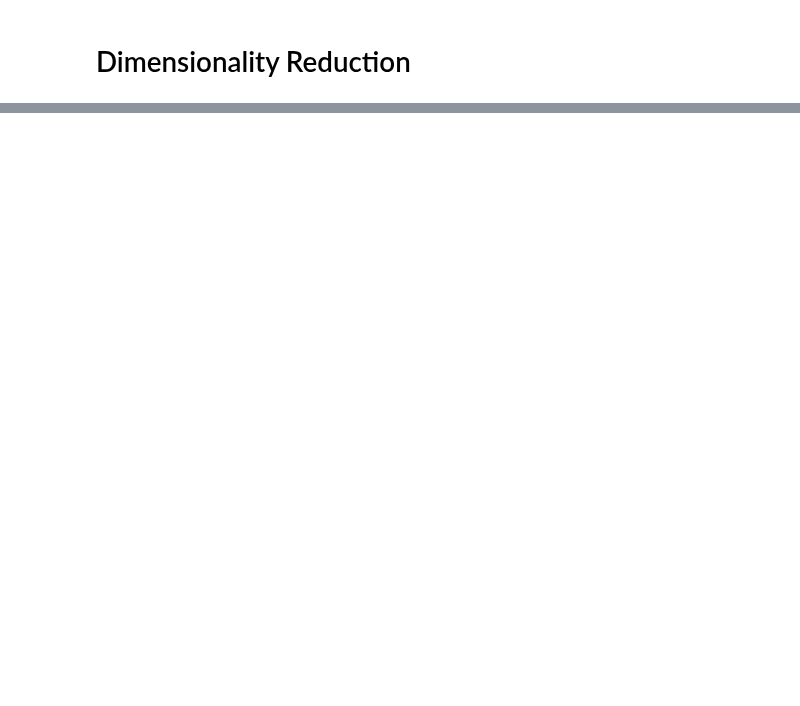
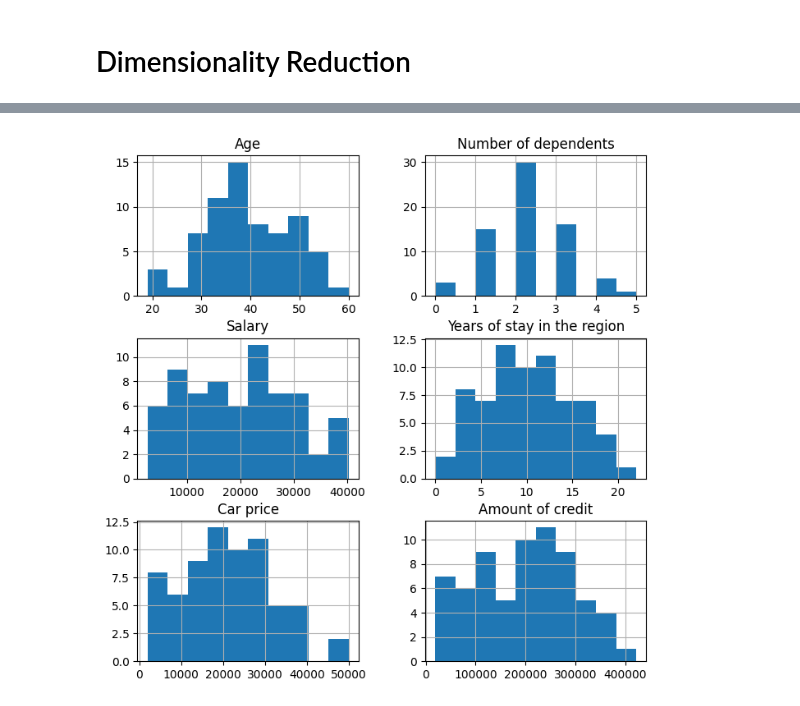
Before and after one commit to Data-Mining-HSE/dimentionality_reduction, a Jupyter notebook: report.ipynb, the cells around one changed output, grey strips where cells are left out. Saved outputs shown, nothing was run; the diff lists cells and outputs as text; code cells hidden in the pictures; blank space fills up the shorter version.

Commit message:
histograms

```diff
--- a/report.ipynb
+++ b/report.ipynb
@@ -18,3 +18,7 @@ get_statistics(dataset)
 | 3 | Quantile (25%) | 34.000000 | 1.000000 | 11125.000000 | 7.000000 | 12000.000000 | 118000.000000 |
 | 4 | Quantile (50%) | 38.000000 | 2.000000 | 20250.000000 | 9.000000 | 20500.000000 | 200000.000000 |
 | 5 | Quantile (75%) | 46.000000 | 3.000000 | 27125.000000 | 14.000000 | 28000.000000 | 265500.000000 |
+# %%
+get_histograms(dataset)
+# %% [output]
+[figure, added]
```
Also changed, not shown: parts of 1 cell of this notebook, 2 other files.
